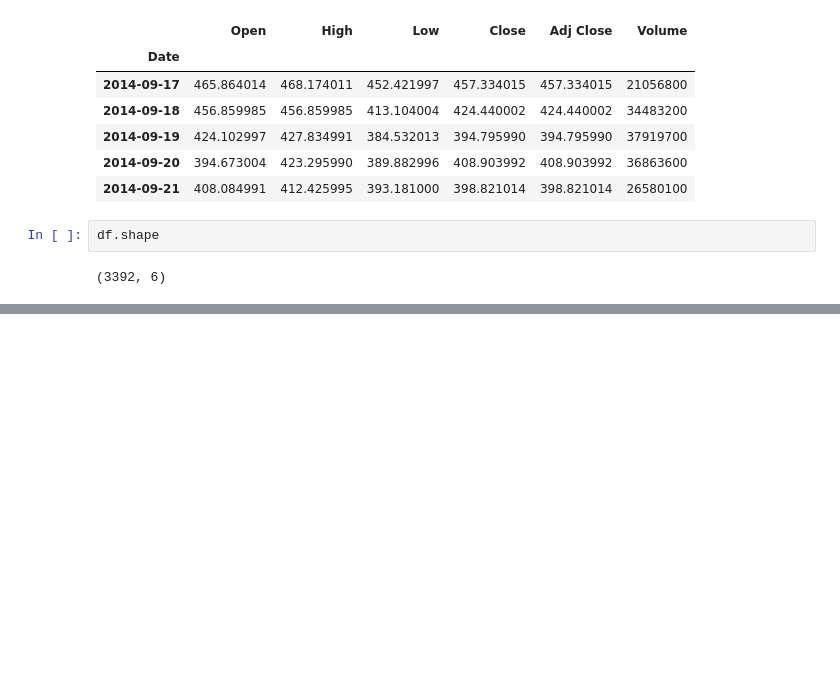
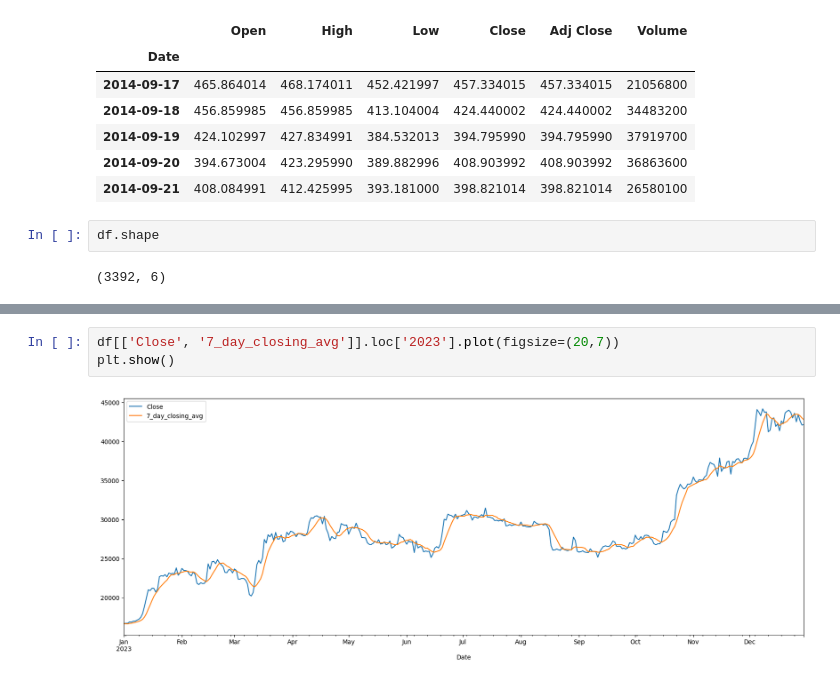
Before and after one commit to fwu27/Test, a Jupyter notebook: bitcoin_prices.ipynb, the cells around one changed output, grey strips where cells are left out. Saved outputs shown, nothing was run; the diff lists cells and outputs as text; blank space fills up the shorter version.

```diff
--- a/bitcoin_prices.ipynb
+++ b/bitcoin_prices.ipynb
@@ -34,0 +46,5 @@ df.shape
+# %%
+df[['Close', '7_day_closing_avg']].loc['2023'].plot(figsize=(20,7))
+plt.show()
+# %% [output]
+[figure, added]
```
Also changed, not shown: parts of 4 cells of this notebook.
